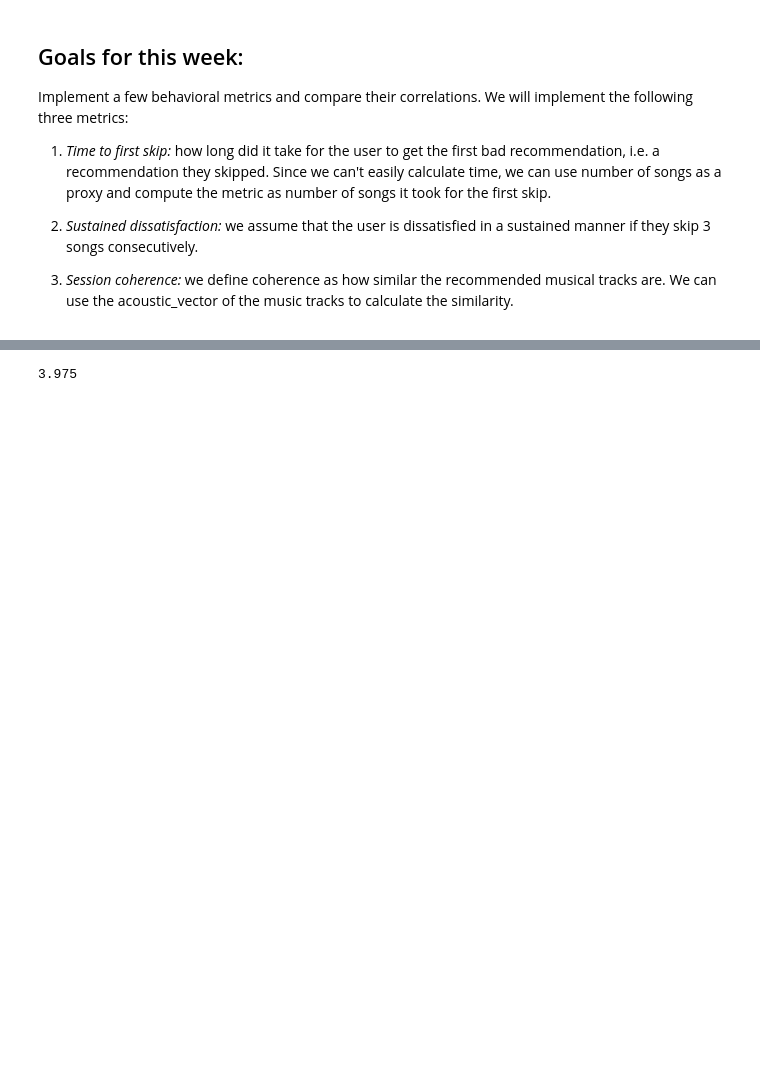
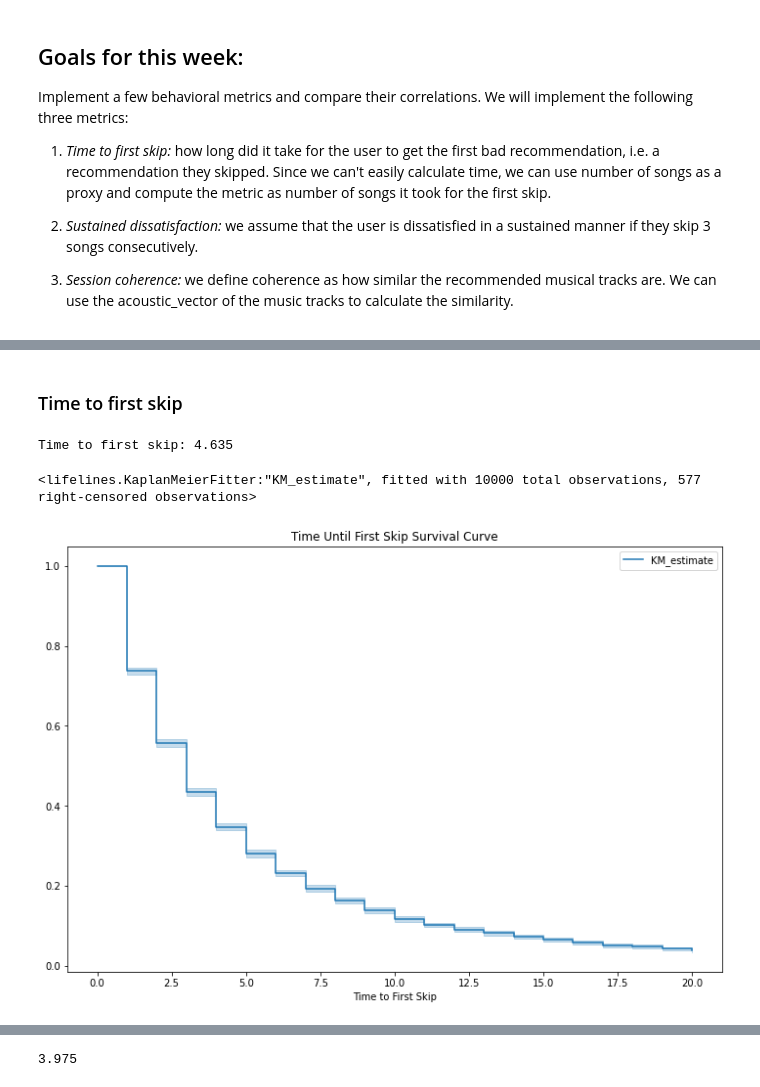
Before and after one commit to mibarguen/recommendations-at-scale, a Jupyter notebook: notebooks/week4_evaluation.ipynb, the cells around one changed output, grey strips where cells are left out. Drawn from its saved outputs; the diff is of its cells as text; code cells hidden in the pictures; blank space fills up the shorter version.

```diff
--- a/notebooks/week4_evaluation.ipynb
+++ b/notebooks/week4_evaluation.ipynb
@@ -131,2 +108,0 @@ def get_time_to_first_skip(df):
-# %%
-df = get_time_to_first_skip(log)
@@ -173,0 +109,2 @@ Average time to first skip: 3.975
+# %% [markdown]
+### Time to first skip
@@ -173,0 +143,21 @@ Average time to first skip: 3.975
+# %%
+time_to_first_skip = get_time_to_first_skip_first_k(log, None)
+
+print(f'Time to first skip: {round(time_to_first_skip, 3)}')
+# %% [output]
+Time to first skip: 4.635
+# %%
+from lifelines import KaplanMeierFitter
+
+kmf = KaplanMeierFitter()
+kmf.fit(df['last_track_num'], event_observed=df['observed_first_skip'])
+# %% [output]
+<lifelines.KaplanMeierFitter:"KM_estimate", fitted with 10000 total observations, 577 right-censored observations>
+# %%
+fig, ax = plt.subplots(figsize=(12, 8))
+kmf.plot()
+ax.set_xlabel('Time to First Skip')
+ax.set_title('Time Until First Skip Survival Curve')
+plt.show();
+# %% [output]
+[figure, added]
```
Also changed, not shown: parts of 36 cells of this notebook.
